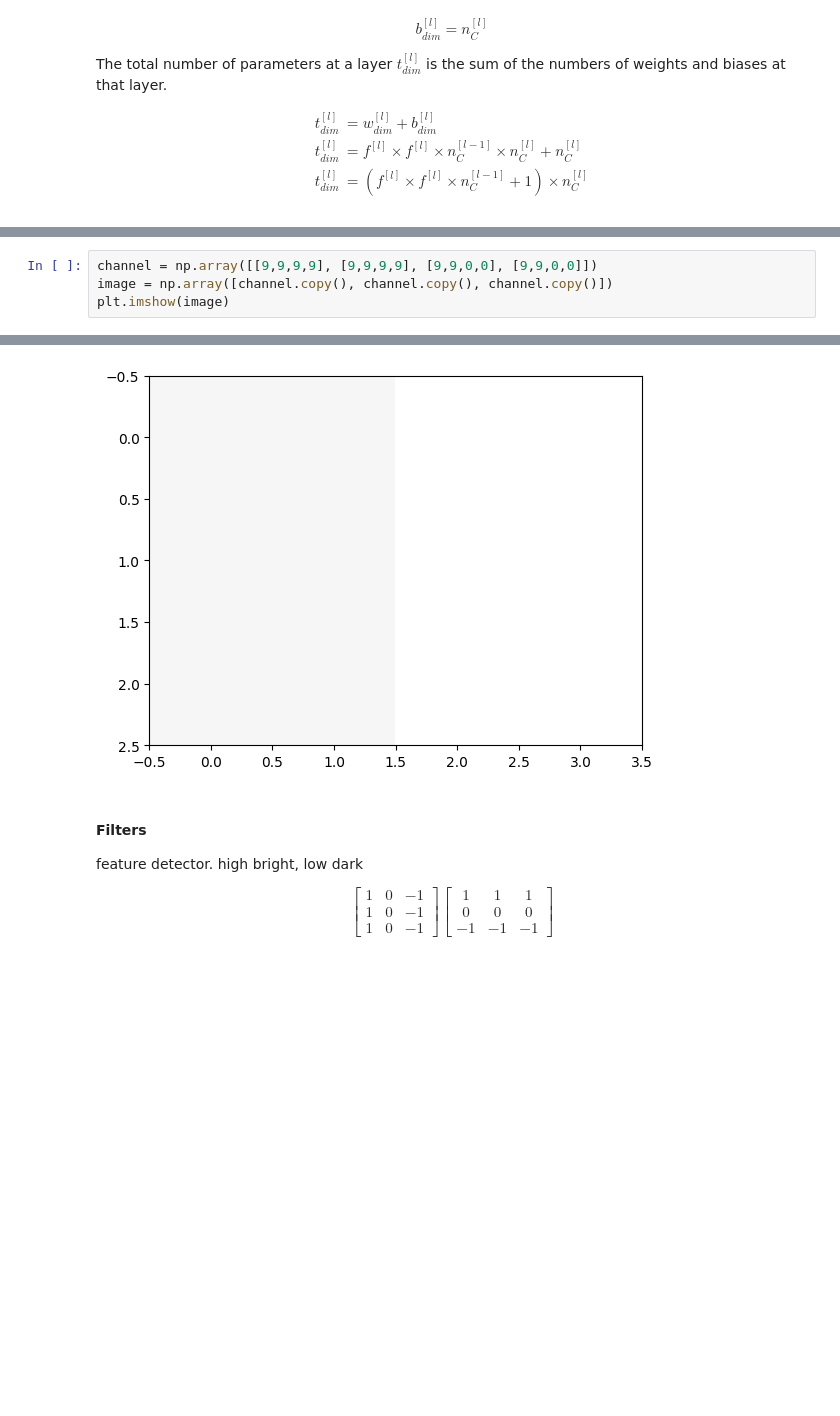
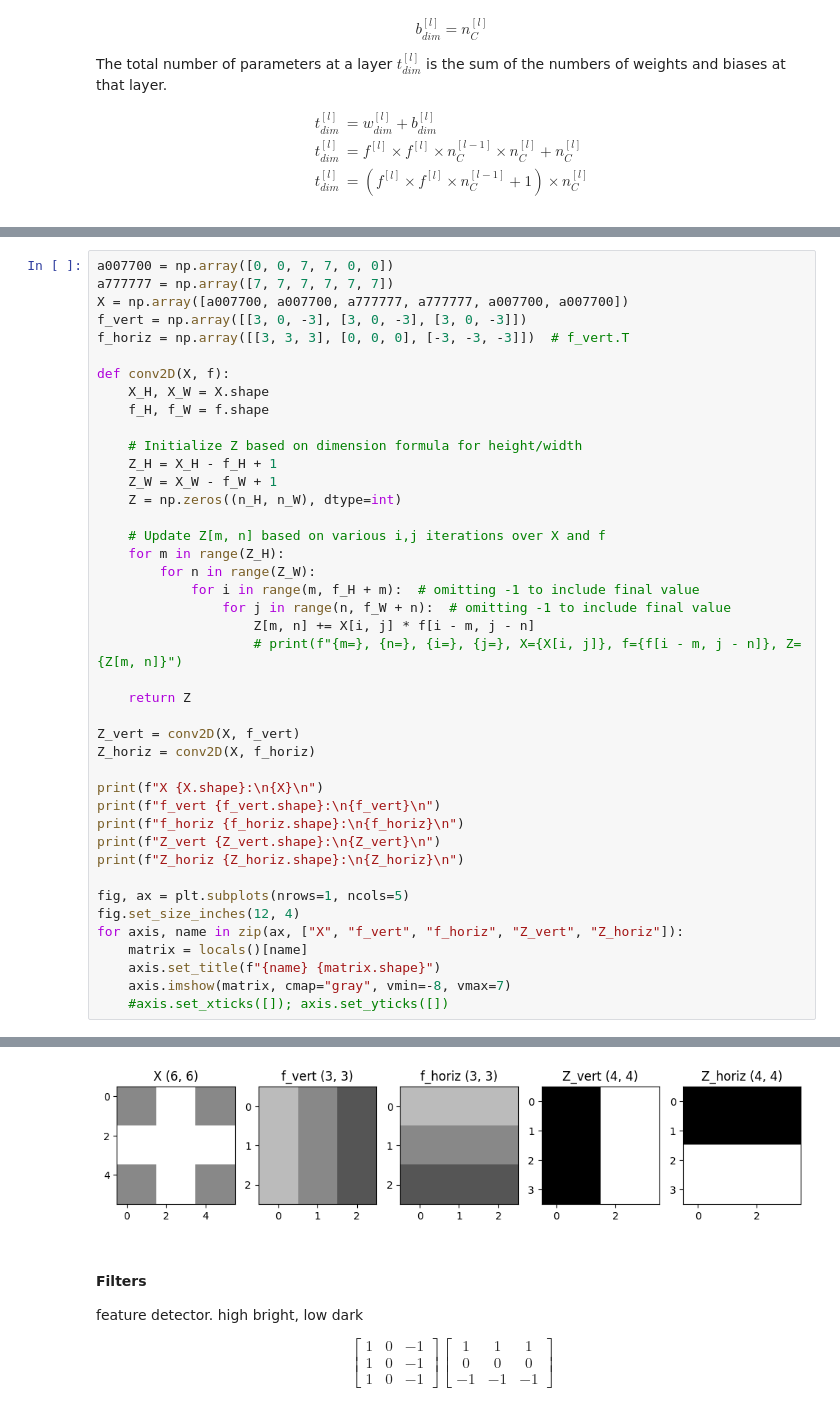
Before and after one commit to nickrusso42518/ml-qrg, a Jupyter notebook: ml_qrg.ipynb, the cells around one changed output, grey strips where cells are left out. Cells and saved outputs as stored; diff of their text form; blank space fills up the shorter version.

Commit message:
cnn imshow

```diff
--- a/ml_qrg.ipynb
+++ b/ml_qrg.ipynb
@@ -1725,5 +1734,43 @@ $$
 # %%
-channel = np.array([[9,9,9,9], [9,9,9,9], [9,9,0,0], [9,9,0,0]])
-image = np.array([channel.copy(), channel.copy(), channel.copy()])
-plt.imshow(image)
+a007700 = np.array([0, 0, 7, 7, 0, 0])
+a777777 = np.array([7, 7, 7, 7, 7, 7])
+X = np.array([a007700, a007700, a777777, a777777, a007700, a007700])
+f_vert = np.array([[3, 0, -3], [3, 0, -3], [3, 0, -3]])
+f_horiz = np.array([[3, 3, 3], [0, 0, 0], [-3, -3, -3]])  # f_vert.T
+
+def conv2D(X, f):
+    X_H, X_W = X.shape
+    f_H, f_W = f.shape
+
+    # Initialize Z based on dimension formula for height/width
+    Z_H = X_H - f_H + 1
+    Z_W = X_W - f_W + 1
+    Z = np.zeros((n_H, n_W), dtype=int)
+
+    # Update Z[m, n] based on various i,j iterations over X and f
+    for m in range(Z_H):
+        for n in range(Z_W):
+            for i in range(m, f_H + m):  # omitting -1 to include final value
+                for j in range(n, f_W + n):  # omitting -1 to include final value
+                    Z[m, n] += X[i, j] * f[i - m, j - n]
+                    # print(f"{m=}, {n=}, {i=}, {j=}, X={X[i, j]}, f={f[i - m, j - n]}, Z={Z[m, n]}")
+
+    return Z
+
+Z_vert = conv2D(X, f_vert)
+Z_horiz = conv2D(X, f_horiz)
+
+print(f"X {X.shape}:\n{X}\n")
+print(f"f_vert {f_vert.shape}:\n{f_vert}\n")
+print(f"f_horiz {f_horiz.shape}:\n{f_horiz}\n")
+print(f"Z_vert {Z_vert.shape}:\n{Z_vert}\n")
+print(f"Z_horiz {Z_horiz.shape}:\n{Z_horiz}\n")
+
+fig, ax = plt.subplots(nrows=1, ncols=5)
+fig.set_size_inches(12, 4)
+for axis, name in zip(ax, ["X", "f_vert", "f_horiz", "Z_vert", "Z_horiz"]):
+    matrix = locals()[name]
+    axis.set_title(f"{name} {matrix.shape}")
+    axis.imshow(matrix, cmap="gray", vmin=-8, vmax=7)
+    #axis.set_xticks([]); axis.set_yticks([])
 # %% [output]
@@ -1731,4 +1794,4 @@ plt.imshow(image)
-[figure, old version]
+[figure, new version]
 # %% [markdown]
 #### Filters
 feature detector. high bright, low dark
```
Also changed, not shown: parts of 2 cells of this notebook.
